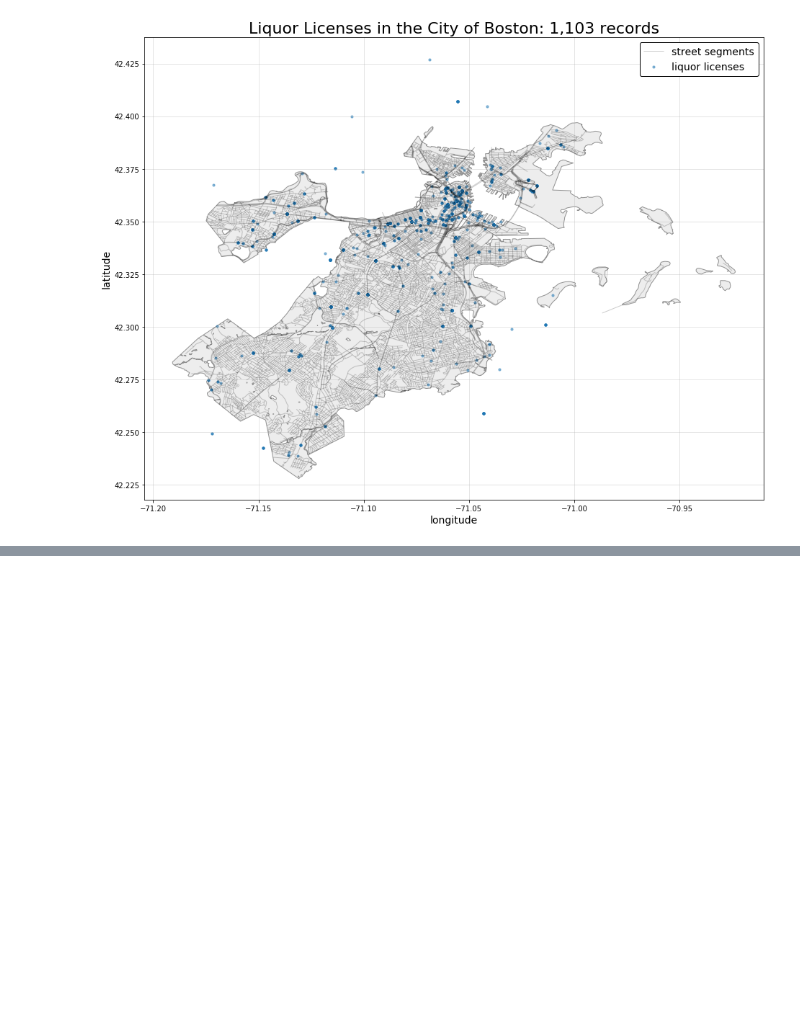
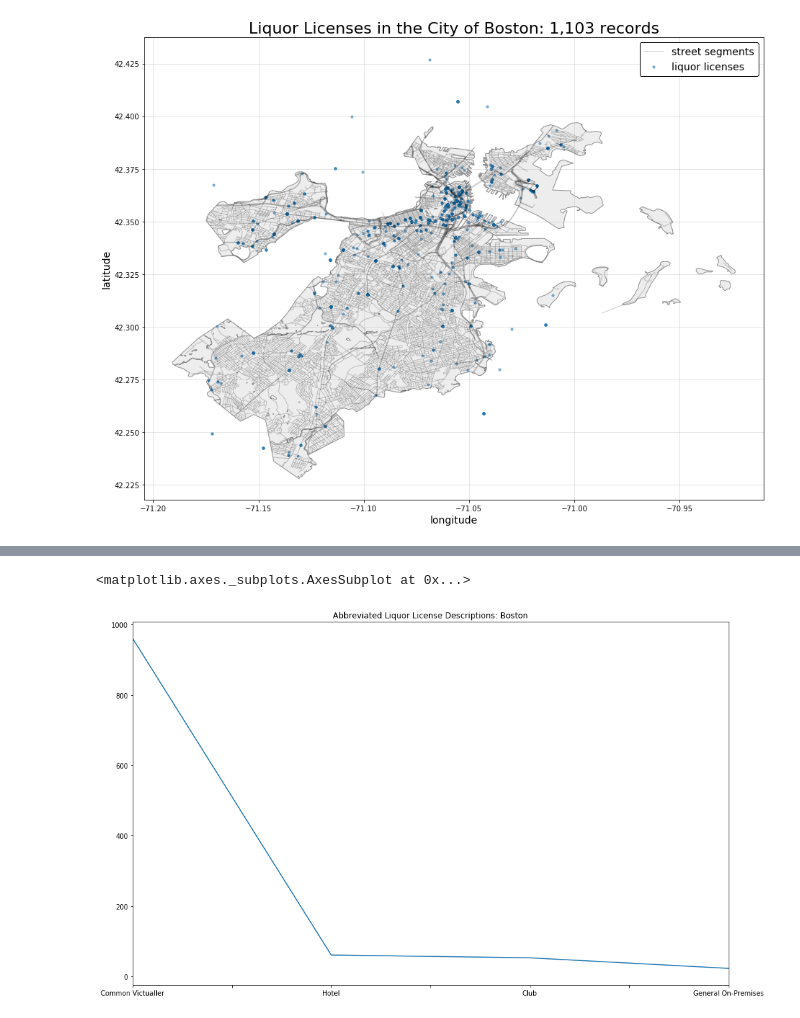
Before and after one commit to sedelmeyer/predicting-crime, a Jupyter notebook: notebooks/chris_liquor_EDA.ipynb, the cells around one changed output, grey strips where cells are left out. Drawn from its saved outputs; the diff is of its cells as text; code cells hidden in the pictures; blank space fills up the shorter version.

```diff
--- a/notebooks/chris_liquor_EDA.ipynb
+++ b/notebooks/chris_liquor_EDA.ipynb
@@ -102,0 +110,27 @@ plt.show();
+# %%
+#Simplifying these liquor descriptions into the following categories
+
+#   Abbr       Type
+#   GOP        "General On-Premises"
+#   Gen        "General On-Premises"
+#   CV7        "Common Vectualler"
+#   Club       Club
+#   Clb        Club
+#   Inn        Hotel
+#   Tavern     Tavern
+#   "Farmer Distillery" "Farmer Distillery"
+
+matched_values = [['GOP', 'General On-Premises'], ['Gen', 'General On-Premises'], ['CV7', 'Common Victualler'],
+                  ['Club','Club'],['Clb','Club'],['Inn','Hotel'],['Tavern','Tavern'],
+                  ['Farmer Distillery','Farmer Distillery']]
+
+df_matched_values = pd.DataFrame(matched_values, columns = ['Abbreviation', 'Liquor_Category_Description'])
+# %%
+df_liquor_eda['Abbreviation'] = df_liquor_eda['LICCATDESC'].str[:3]
+results = df_liquor_eda.merge(df_matched_values,on='Abbreviation')
+# %%
+results['Liquor_Category_Description'].value_counts().plot(kind='line',title = 'Abbreviated Liquor License Descriptions: Boston'
+                                                           ,figsize=(16, 10))
+# %% [output]
+<matplotlib.axes._subplots.AxesSubplot at 0x...>
+[figure, added]
```
Also changed, not shown: parts of 2 cells of this notebook.
